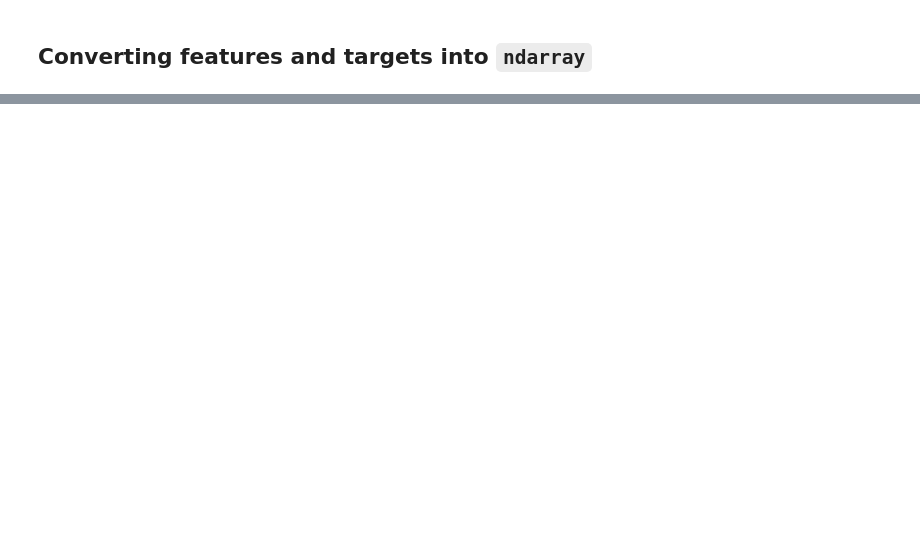
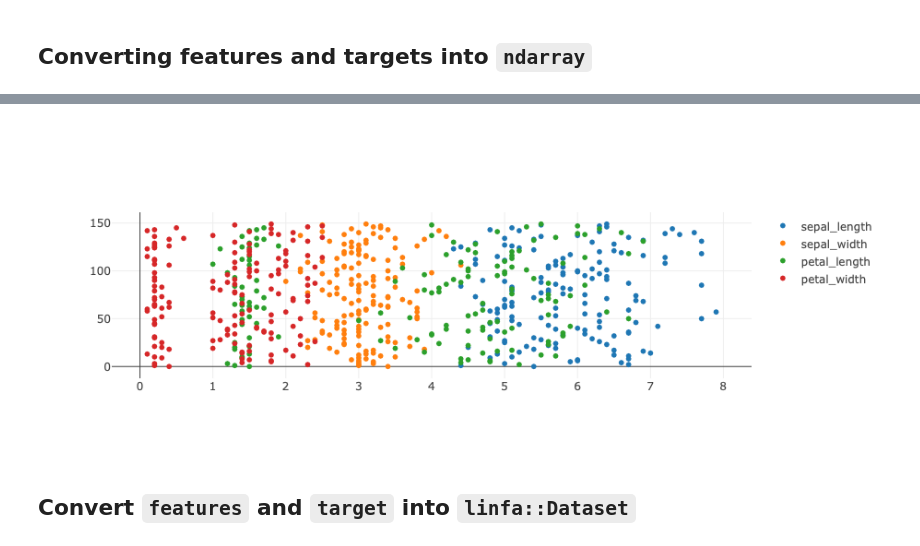
Before and after one commit to victor-iyi/iris, a Jupyter notebook: examples/data.ipynb, the cells around one changed output, grey strips where cells are left out. Saved outputs shown, nothing was run; the diff lists cells and outputs as text; code cells hidden in the pictures; blank space fills up the shorter version.

```diff
--- a/examples/data.ipynb
+++ b/examples/data.ipynb
@@ -291,3 +402,16 @@ features.slice(s![.., 2])
+# %%
+let x = Array::from_iter(0..features.nrows());
+
+let mut plot = Plot::new();
+for i in 0..features.ncols() {
+  let y = features.slice(s![.., i]).to_owned();
+  let t = Scatter::from_array(y, x.clone()).name(&feature_names[i]).mode(Mode::Markers);
+  plot.add_trace(t);
+}
+
+plot
+# %% [output]
+[figure, added]
 # %%
 // use plotly::ndarray::ArrayTraces;
 
@@ -342,0 +427,2 @@ plot
+# %% [markdown]
+## Convert `features` and `target` into `linfa::Dataset`
```
Also changed, not shown: parts of 38 cells of this notebook.
